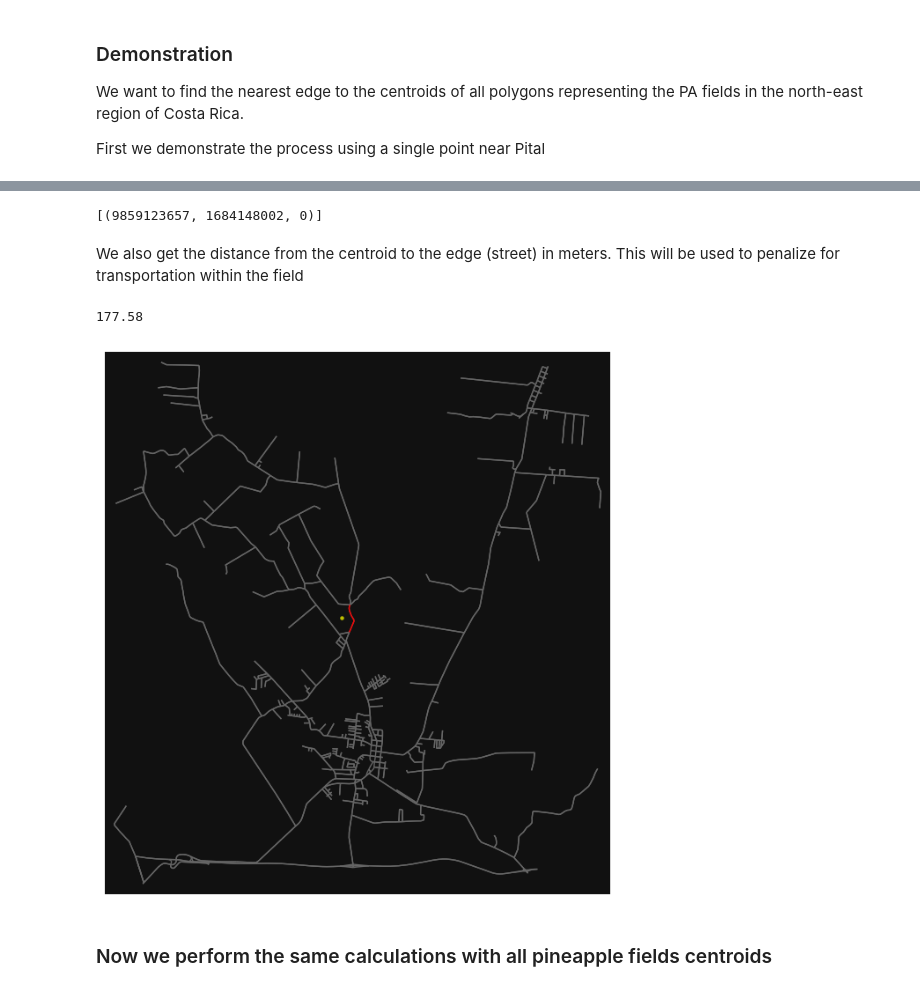
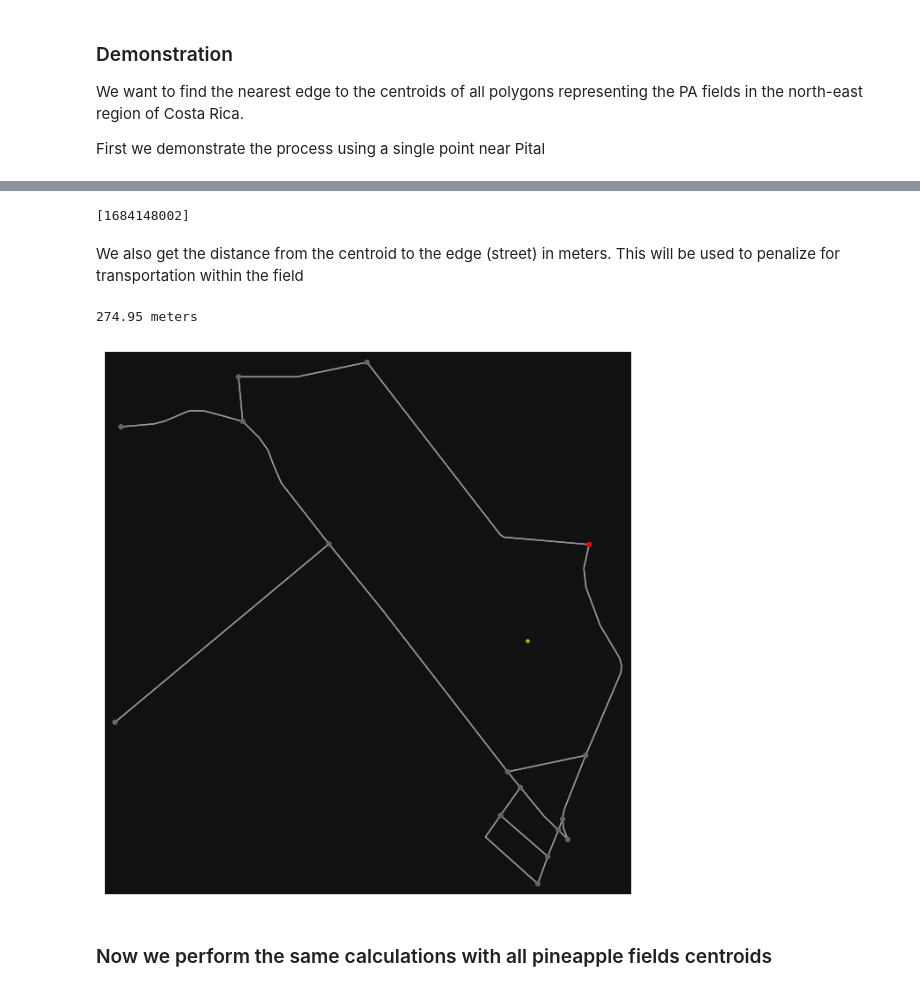
Before and after one commit to isaldiviagonzatti/MscThesis, a Jupyter notebook: FLP/code/nearestPALstreet.ipynb, the cells around one changed output, grey strips where cells are left out. Drawn from its saved outputs; the diff is of its cells as text; code cells hidden in the pictures.

```diff
--- a/FLP/code/nearestPALstreet.ipynb
+++ b/FLP/code/nearestPALstreet.ipynb
@@ -14,11 +21,11 @@ First we demonstrate the process using a single point near Pital
 %%time
 # lat (y) lon(x) points
 
-xlon =  -84.278967
+xlon = -84.278967
 ylat = 10.476319
-point = ylon, xlat  # center of PA field near Pital
+point = ylat, xlon # center of PA field near Pital
 
-G = ox.graph_from_point(point, network_type='all_private', dist=5000)
+G = ox.graph_from_point(point, network_type='all_private', dist=1000)
 
 # project the graph (and point) to a meter projection
 Gp = ox.project_graph(G)
@@ -30,5 +38,5 @@ Wall time: 4.12 s
 # %%
 %%time
 # find nearest edge as (u, v, key) and distance to it
-test, dist = ox.nearest_edges(Gp, Y=y, X=x, return_dist=True)
+test, dist = ox.nearest_nodes(Gp, Y=y, X=x, return_dist=True)
 # %% [output]
@@ -36,22 +45,22 @@ Wall time: 280 ms
 # %%
 #convert u,v,key to list
 unique_edges = [test]
-unique_edges
 # %% [output]
-[(9859123657, 1684148002, 0)]
+[1684148002]
 # %% [markdown]
 We also get the distance from the centroid to the edge (street) in meters. This will be used to penalize for transportation within the field
 # %%
-dist.round(2)
+print(round(dist,2), 'meters')
 # %% [output]
-177.58
+274.95 meters
 # %%
 # In yellow is the centoid, in red we see the nearest steet to the centroid
-ec = ['r' if e in unique_edges else '#666666' for e in G.edges]
-fig, ax = ox.plot_graph(G, edge_color=ec, edge_linewidth=1, node_size=0, show=False)
+ec = ['r' if e in unique_edges else '#666666' for e in G.nodes]
+#fig, ax = ox.plot_graph(G, edge_color=ec, edge_linewidth=1, node_size=0, show=False)
+fig, ax = ox.plot_graph(G, node_color=ec, edge_linewidth=1, node_size=20, show=False)
 ax = ax.scatter(xlon,ylat,c='y', s=5, zorder=-1)
 # %% [output]
-[figure, old version]
+[figure, new version]
 # %% [markdown]
 ### Now we perform the same calculations with all pineapple fields centroids
 # %%
```
Also changed, not shown: parts of 11 cells of this notebook, 24 other files.
